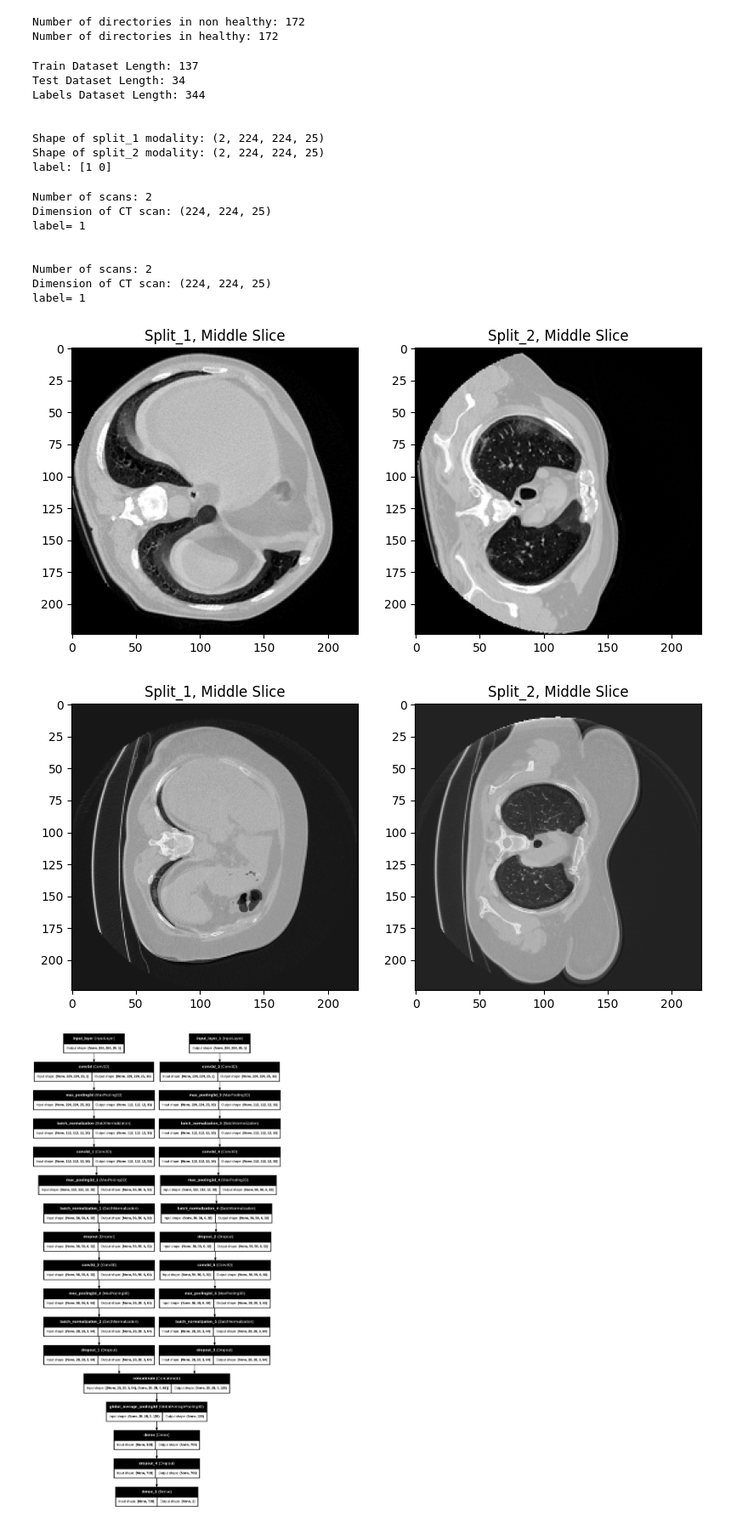
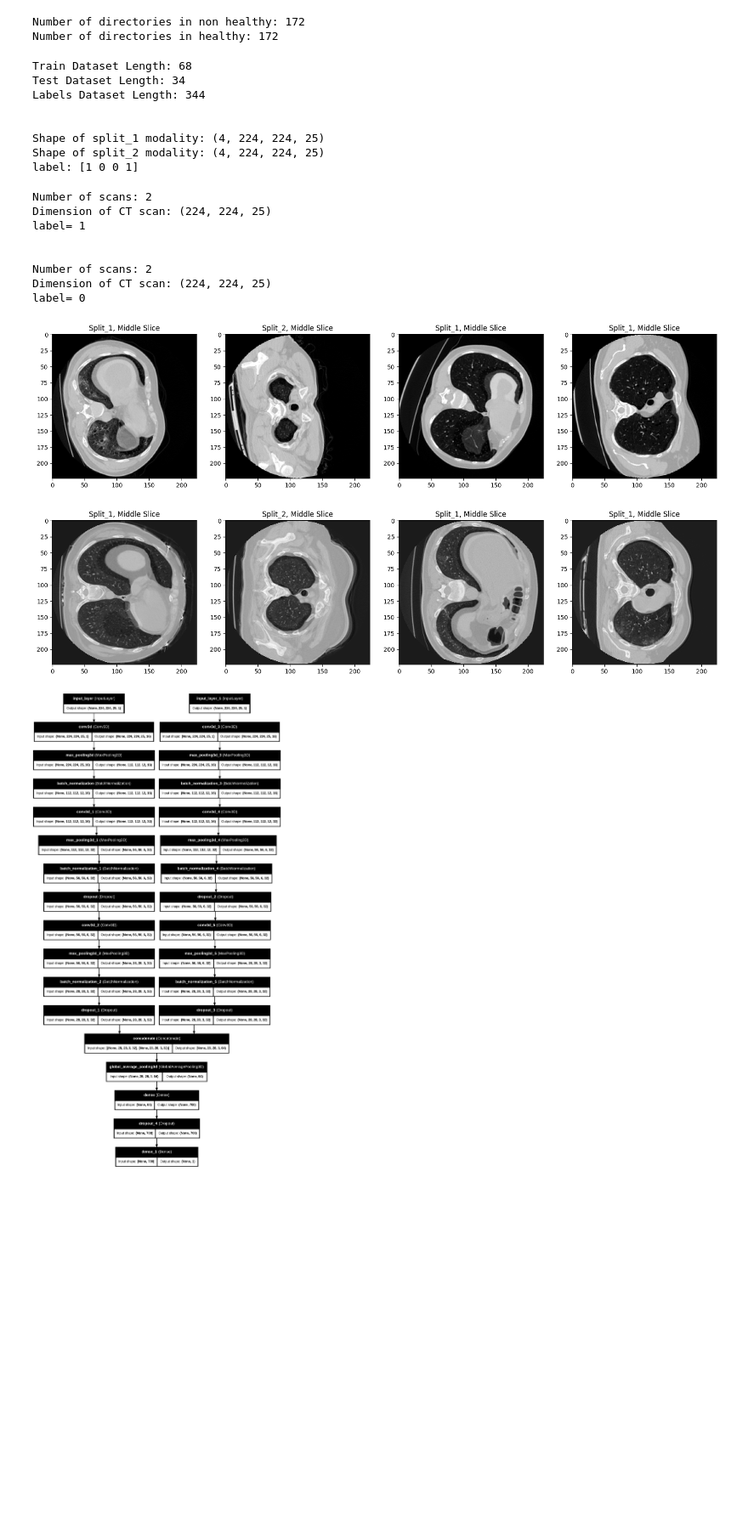
Before and after one commit to MaximNadd/Research, a Jupyter notebook: Experiment_1/multi-view-research-1.ipynb, the cells around one changed output. Shown at 85% size. Saved outputs shown, nothing was run; the diff lists cells and outputs as text; code cells hidden in the pictures; blank space fills up the shorter version.

```diff
--- a/Experiment_1/multi-view-research-1.ipynb
+++ b/Experiment_1/multi-view-research-1.ipynb
@@ -178,7 +165,7 @@ labels = labels[indices]
 patient_dirs_train, patient_dirs_test, labels_train, labels_test = train_test_split(patient_dirs, labels, test_size=0.2, random_state=42)
 
 # Create the training and testing dataset objects
-train_dataset = MultiModalDataset(patient_dirs_train, labels_train, batch_size=2, fold="train", shuffle=True)
+train_dataset = MultiModalDataset(patient_dirs_train, labels_train, batch_size=4, fold="train", shuffle=False)
 test_dataset = MultiModalDataset(patient_dirs_test, labels_test, batch_size=2, fold="test", shuffle=False)
 
 # Check the length of the datasets
@@ -195,46 +182,55 @@ for modality, data in zip(['split_1', 'split_2'], X):
 
 print(f"label: {y}")
 # %% [output]
-Train Dataset Length: 137
+Train Dataset Length: 68
 Test Dataset Length: 34
 Labels Dataset Length: 344
 
 
-Shape of split_1 modality: (2, 224, 224, 25)
-Shape of split_2 modality: (2, 224, 224, 25)
-label: [1 0]
+Shape of split_1 modality: (4, 224, 224, 25)
+Shape of split_2 modality: (4, 224, 224, 25)
+label: [1 0 0 1]
 # %%
 def plot_scans_from_dataset(dataset):
 
     fig = plt.figure(figsize=(20,8))
 
     for i in range(1):
         scans, label = dataset[i]
         print("Number of scans:", len(scans))
         print("Dimension of CT scan:", scans[0][0].shape)
         print("label=",label[i])
         print("\n")
 
         ax1 = plt.subplot(1,4,1)
         ax1.imshow(scans[0][0][:,:, scans[0][0].shape[2] // 2], cmap="gray")
         ax1.set_title("Split_1, Middle Slice")
+
         ax2 = plt.subplot(1,4,2)
         ax2.imshow(scans[1][0][:,:, scans[1][0].shape[2] // 2], cmap="gray")
         ax2.set_title("Split_2, Middle Slice")
 
+        ax3 = plt.subplot(1,4,3)
+        ax3.imshow(scans[0][1][:,:, scans[0][0].shape[2] // 2], cmap="gray")
+        ax3.set_title("Split_1, Middle Slice")
+
+        ax4 = plt.subplot(1,4,4)
+        ax4.imshow(scans[1][1][:,:, scans[1][0].shape[2] // 2], cmap="gray")
+        ax4.set_title("Split_1, Middle Slice")
+
 plot_scans_from_dataset(train_dataset)
 plot_scans_from_dataset(test_dataset)
 # %% [output]
 Number of scans: 2
 Dimension of CT scan: (224, 224, 25)
 label= 1
 
 
 Number of scans: 2
 Dimension of CT scan: (224, 224, 25)
-label= 1
+label= 0
-[figure, old version]
+[figure, new version]
-[figure, old version]
+[figure, new version]
 # %%
 def get_model(inputs):
     """Build a 3D convolutional neural network model."""
```
Also changed, not shown: parts of 9 cells of this notebook.
